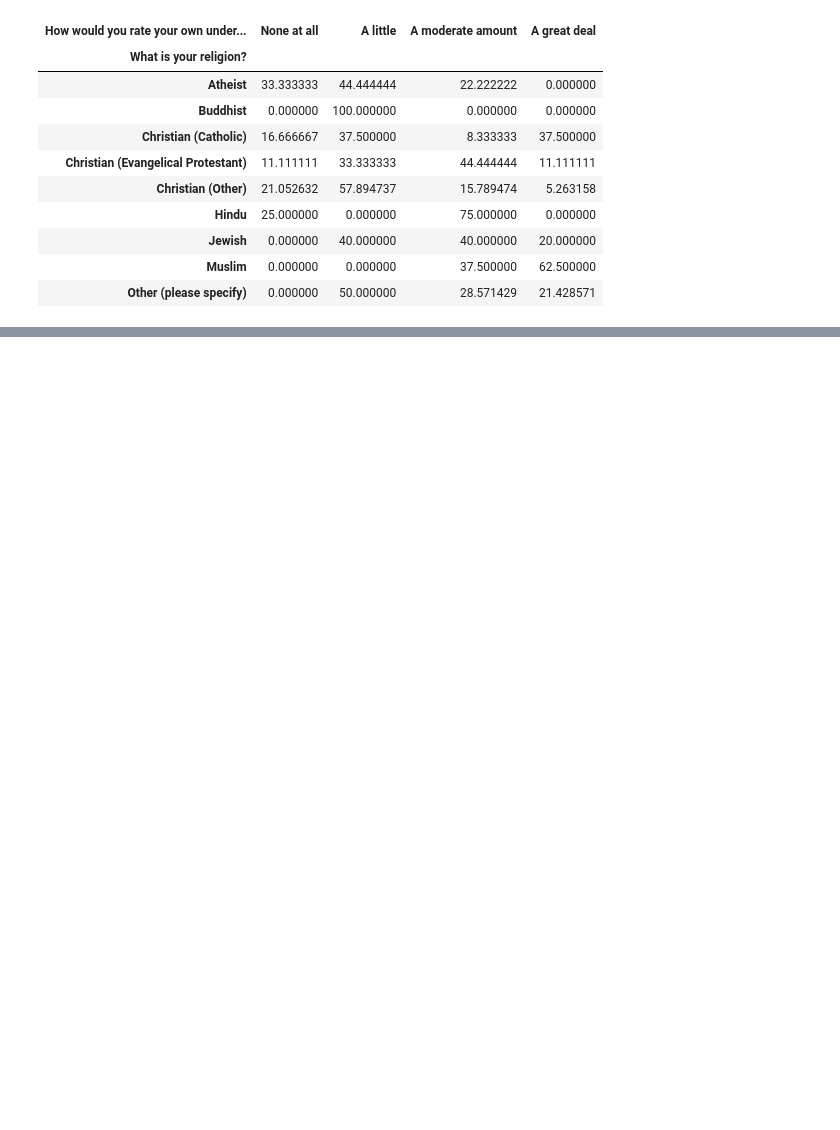
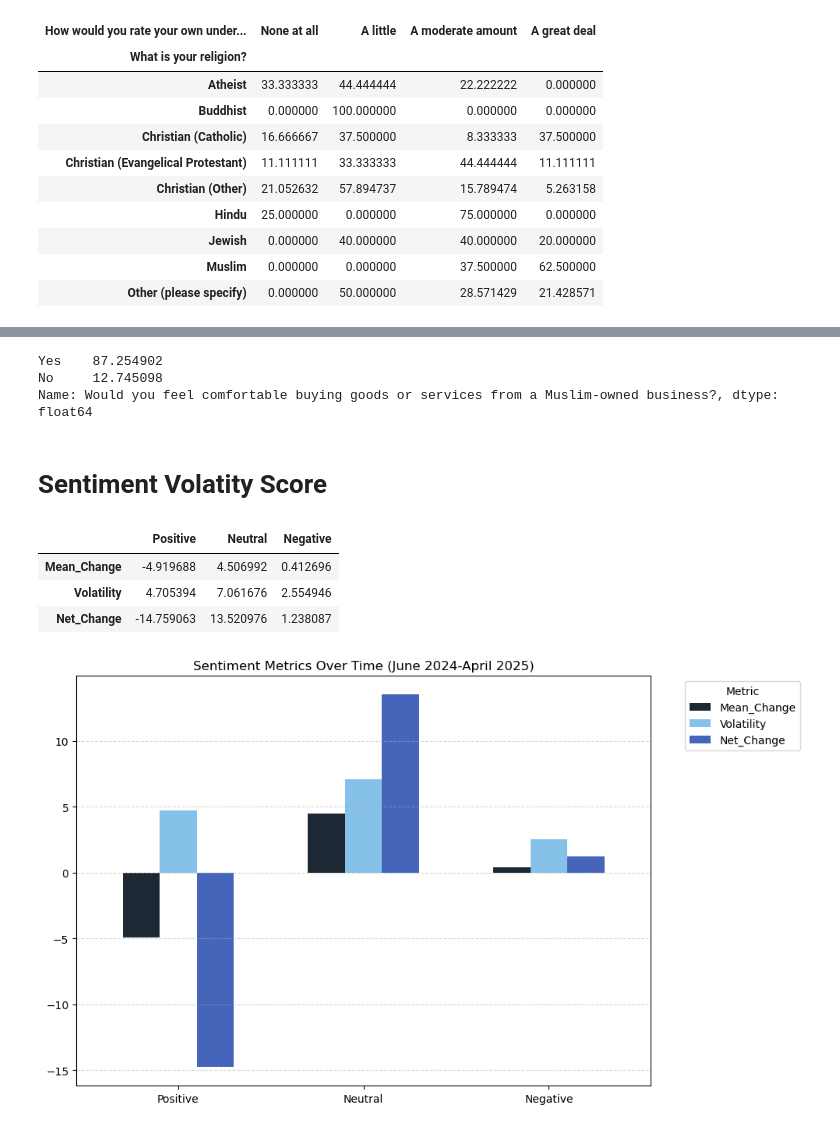
Before and after one commit to manelmahroug/Muslim-Brand-Sentiment, a Jupyter notebook: Brand_sentiment_004_April_2025.ipynb, the cells around one changed output, grey strips where cells are left out. Cells and saved outputs as stored; diff of their text form; code cells hidden in the pictures; blank space fills up the shorter version.

```diff
--- a/Brand_sentiment_004_April_2025.ipynb
+++ b/Brand_sentiment_004_April_2025.ipynb
@@ -1096,0 +1140,56 @@ In contrast, Atheists appear the least familiar with Islamic practices with over
+# %%
+apr25['Would you feel comfortable buying goods or services from a Muslim-owned business?'].value_counts(normalize= True)*100
+# %% [output]
+Yes    87.254902
+No     12.745098
+Name: Would you feel comfortable buying goods or services from a Muslim-owned business?, dtype: float64
+# %% [markdown]
+# Sentiment Volatity Score
+# %%
+pos_sentiment = pd.DataFrame([63.30275229357798, 59.68992248062015,49.549549549549546, 48.543689],
+                      index=["June_24", "October_24", "January_25", "Apr_25"],columns= ['Positive'])
+
+neg_sentiment = pd.DataFrame([4.587155963302752,6.976744186046512,4.504504504504505,5.825242718446602],
+                          index=["June_24", "October_24", "January_25", "Apr_25"], columns=['Negative'])
+neutral_sentiment = pd.DataFrame([ 32.11009174311927,33.33333333333333,45.94594594594595,45.63106796116505 ],
+                             index=["June_24", "October_24", "January_25", "Apr_25"], columns= ['Neutral'])
+
+
+def compute_sentiment_metrics(row):
+    deltas = row.diff().dropna()
+    return pd.Series({
+        "Mean_Change": deltas.mean(),
+        "Volatility": deltas.std(),
+        "Net_Change": row.iloc[-1] - row.iloc[0]
+    })
+
+
+metrics = {
+    "Positive": compute_sentiment_metrics(pos_sentiment["Positive"]),
+    "Neutral": compute_sentiment_metrics(neutral_sentiment["Neutral"]),
+    "Negative": compute_sentiment_metrics(neg_sentiment["Negative"])
+}
+
+
+all_metrics_df = pd.DataFrame(metrics)
+display(all_metrics_df)
+# %% [output]
+|  | Positive | Neutral | Negative |
+| Mean_Change | -4.919688 | 4.506992 | 0.412696 |
+| Volatility | 4.705394 | 7.061676 | 2.554946 |
+| Net_Change | -14.759063 | 13.520976 | 1.238087 |
+# %%
+df_transposed = all_metrics_df.T
+colors = ['#1c2833', '#85c1e9', '#4565bb']
+ax = df_transposed.plot(kind='bar', figsize=(10, 6), color=colors, width= 0.6)
+
+
+plt.title("Sentiment Metrics Over Time (June 2024-April 2025)")
+
+plt.xticks(rotation=0)
+plt.legend(title="Metric", bbox_to_anchor=(1.05, 1), loc='upper left')
+plt.grid(axis='y', linestyle='--', alpha=0.5)
+plt.tight_layout()
+plt.show()
+# %% [output]
+[figure, added]
```
Also changed, not shown: parts of 10 cells of this notebook, 2 other files.
